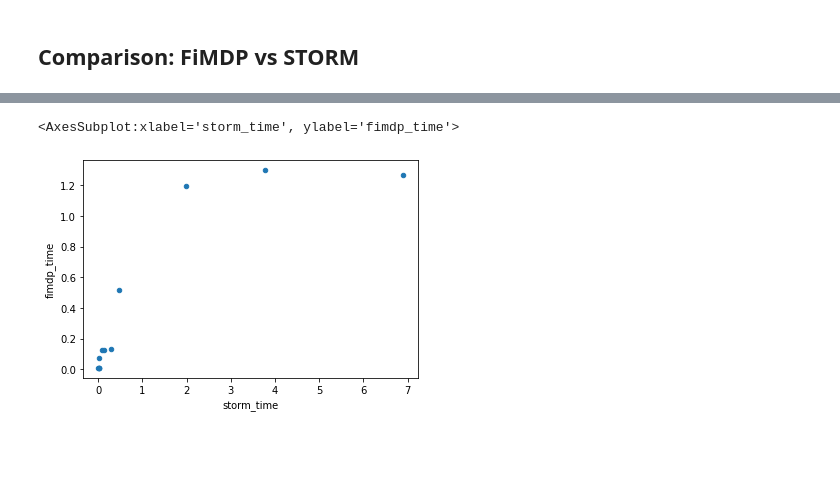
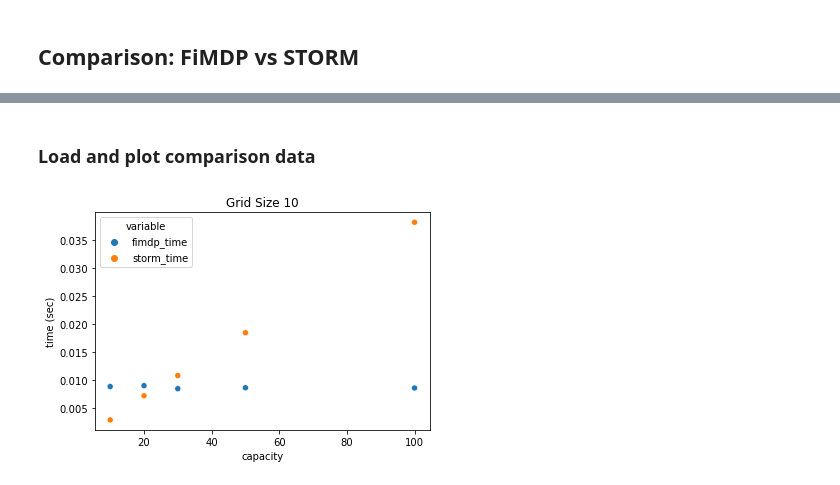
Before and after one commit to FiMDP/FiMDP-Evaluation, a Jupyter notebook: fimdp_and_storm_comparison.ipynb, the cells around one changed output, grey strips where cells are left out. Cells and saved outputs as stored; diff of their text form; code cells hidden in the pictures; blank space fills up the shorter version.

```diff
--- a/fimdp_and_storm_comparison.ipynb
+++ b/fimdp_and_storm_comparison.ipynb
@@ -129,5 +86,16 @@ df.set_index(["size","capacity"]).round(1)
-# %%
-df.plot("storm_time", "fimdp_time", kind="scatter")
-# %% [output]
-<AxesSubplot:xlabel='storm_time', ylabel='fimdp_time'>
-[figure, removed]
+# %% [markdown]
+### Load and plot comparison data
+# %%
+# load the data
+df_gs10 = pd.read_csv('./data/gs10_timedata.csv')
+df_gs20 = pd.read_csv('./data/gs20_timedata.csv')
+df_gs50 = pd.read_csv('./data/gs50_timedata.csv')
+# %%
+# plot grid-size 10 data
+df = df_gs10.melt(id_vars=['capacity'], value_vars=['fimdp_time', 'storm_time'])
+sns.scatterplot(x='capacity', y='value', hue='variable', data=df)
+plt.ylabel('time (sec)')
+plt.title('Grid Size 10')
+plt.show()
+# %% [output]
+[figure, added]
```
Also changed, not shown: parts of 13 cells of this notebook, 5 other files.
